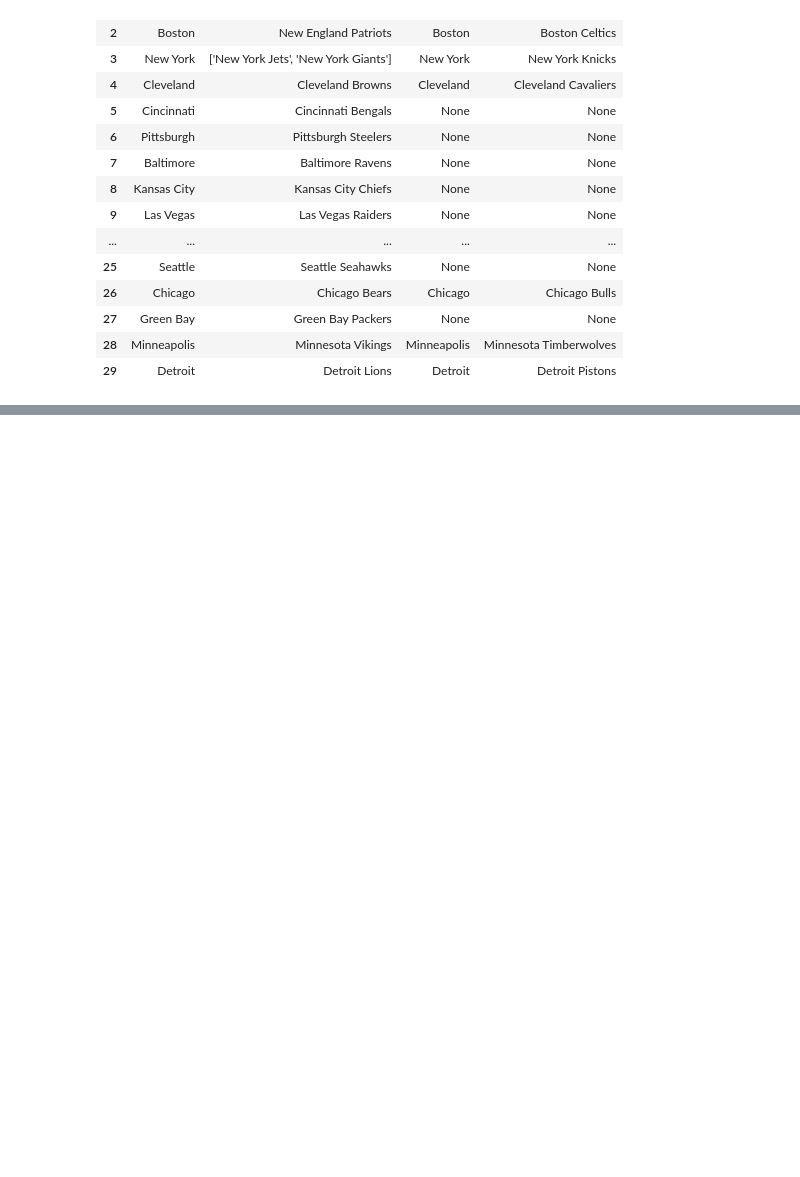
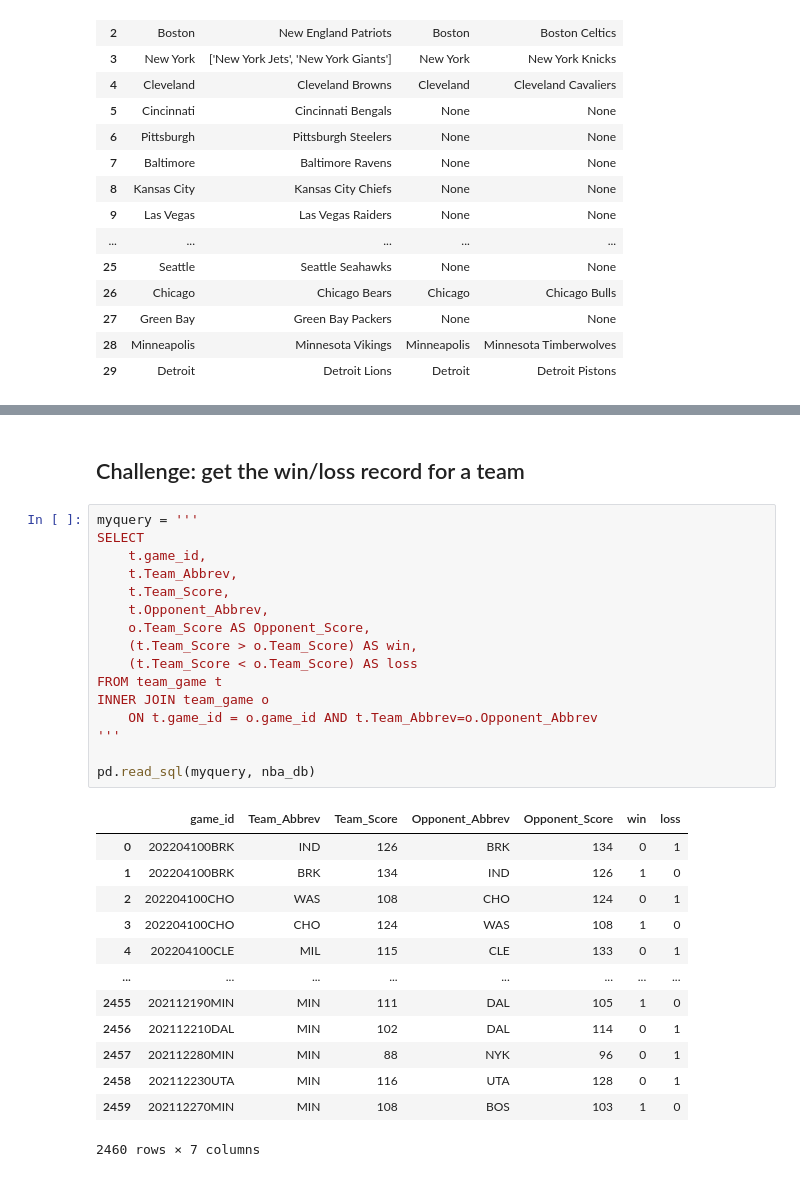
Before and after one commit to beauleblond/contrans, a Jupyter notebook: examples/nba_example.ipynb, the cells around one changed output, grey strips where cells are left out. Drawn from its saved outputs; the diff is of its cells as text; blank space fills up the shorter version.

```diff
--- a/examples/nba_example.ipynb
+++ b/examples/nba_example.ipynb
@@ -476,0 +477,32 @@ pd.read_sql(myquery, nba_db)
+# %% [markdown]
+## Challenge: get the win/loss record for a team
+# %%
+myquery = '''
+SELECT
+    t.game_id,
+    t.Team_Abbrev,
+    t.Team_Score,
+    t.Opponent_Abbrev,
+    o.Team_Score AS Opponent_Score,
+    (t.Team_Score > o.Team_Score) AS win,
+    (t.Team_Score < o.Team_Score) AS loss
+FROM team_game t
+INNER JOIN team_game o
+    ON t.game_id = o.game_id AND t.Team_Abbrev=o.Opponent_Abbrev
+'''
+
+pd.read_sql(myquery, nba_db)
+# %% [output]
+|  | game_id | Team_Abbrev | Team_Score | Opponent_Abbrev | Opponent_Score | win | loss |
+| 0 | 202204100BRK | IND | 126 | BRK | 134 | 0 | 1 |
+| 1 | 202204100BRK | BRK | 134 | IND | 126 | 1 | 0 |
+| 2 | 202204100CHO | WAS | 108 | CHO | 124 | 0 | 1 |
+| 3 | 202204100CHO | CHO | 124 | WAS | 108 | 1 | 0 |
+| 4 | 202204100CLE | MIL | 115 | CLE | 133 | 0 | 1 |
+| ... | ... | ... | ... | ... | ... | ... | ... |
+| 2455 | 202112190MIN | MIN | 111 | DAL | 105 | 1 | 0 |
+| 2456 | 202112210DAL | MIN | 102 | DAL | 114 | 0 | 1 |
+| 2457 | 202112280MIN | MIN | 88 | NYK | 96 | 0 | 1 |
+| 2458 | 202112230UTA | MIN | 116 | UTA | 128 | 0 | 1 |
+| 2459 | 202112270MIN | MIN | 108 | BOS | 103 | 1 | 0 |
+2460 rows × 7 columns
```
Also changed, not shown: parts of 7 cells of this notebook, 3 other files.
